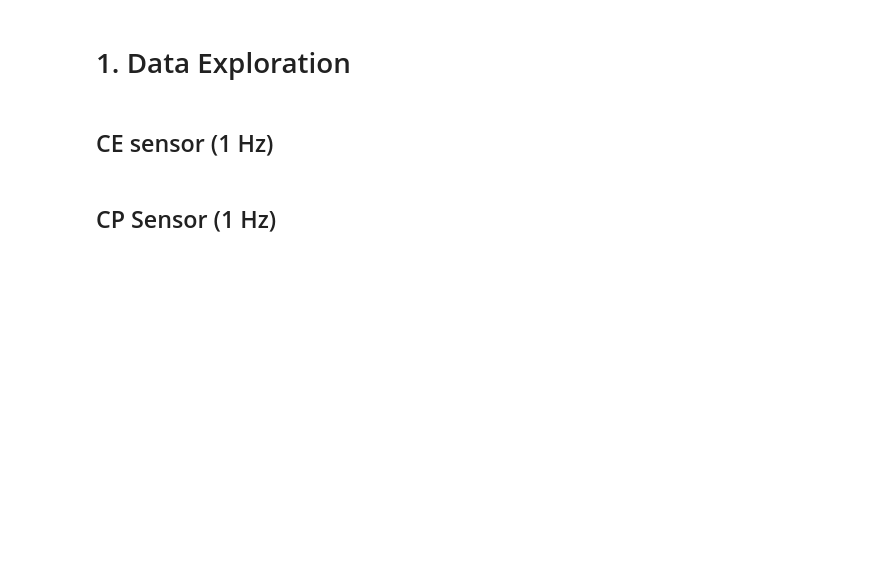
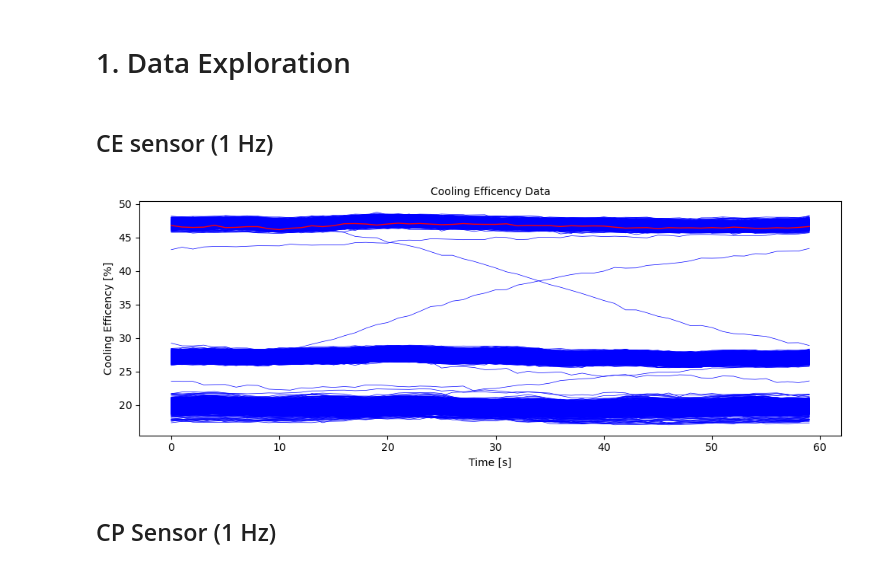
Before and after one commit to danielsaiger1/uni_projects, a Jupyter notebook: python_advanced/final_project/data_exploration.ipynb, the cells around one changed output. Cells and saved outputs as stored; diff of their text form; code cells hidden in the pictures; blank space fills up the shorter version.

```diff
--- a/python_advanced/final_project/data_exploration.ipynb
+++ b/python_advanced/final_project/data_exploration.ipynb
@@ -89,19 +89,21 @@ target: (2205, 5)
 # %% [markdown]
 <h2>CE sensor (1 Hz) </h2>
 # %%
-fig, ax = plt.subplots(figsize=(5, 3), dpi=100)
+fig, ax = plt.subplots(figsize=(10, 4), dpi=100)
 
 for i in range(data['ce'].shape[0] - 1):
     ax.plot(data['ce'].iloc[i], color='blue', linewidth=0.5)
 
 ax.plot(data['ce'].iloc[-1], color='red', linewidth=1, label='Last Series')
 
 ax.set_title('Cooling Efficency Data', fontsize=10)
 plt.xlabel("Time [s]")
 plt.ylabel("Cooling Efficency [%]")
 
 plt.tight_layout()
 plt.show()
+# %% [output]
+[figure, added]
 # %% [markdown]
 <h2>CP Sensor (1 Hz)</h2>
 # %%
```
Also changed, not shown: parts of 12 cells of this notebook.
